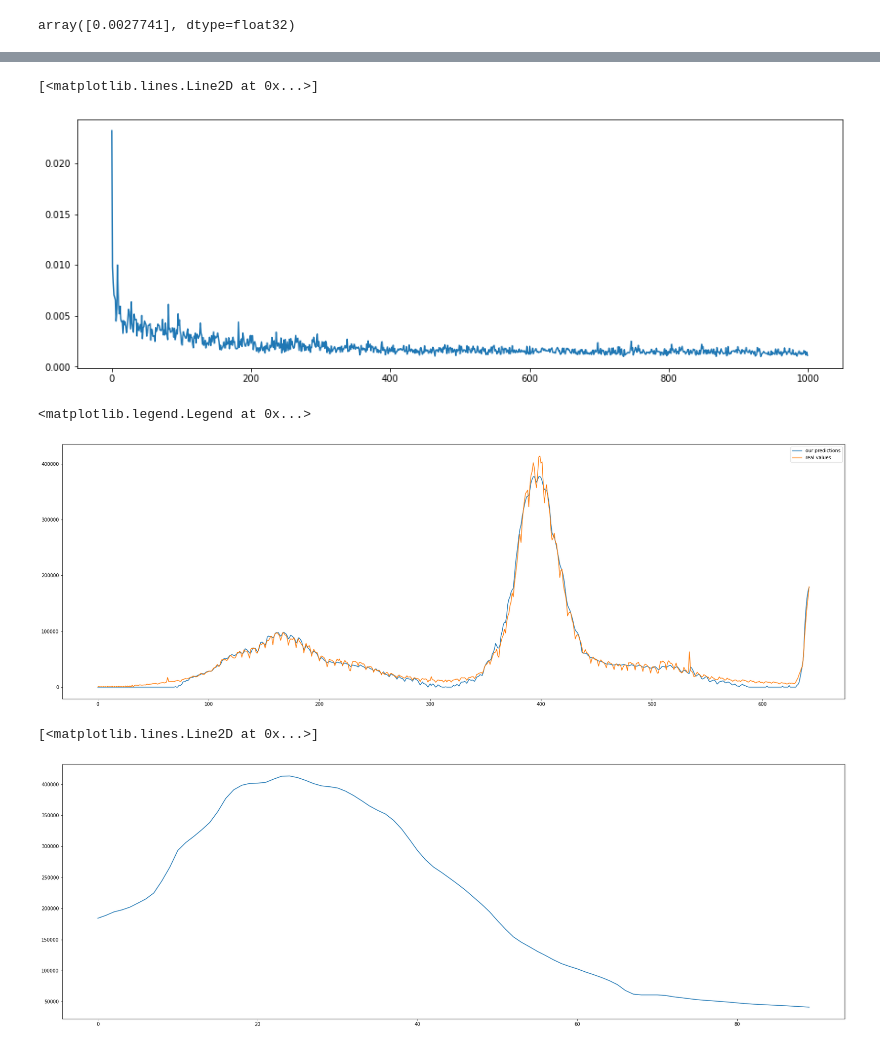
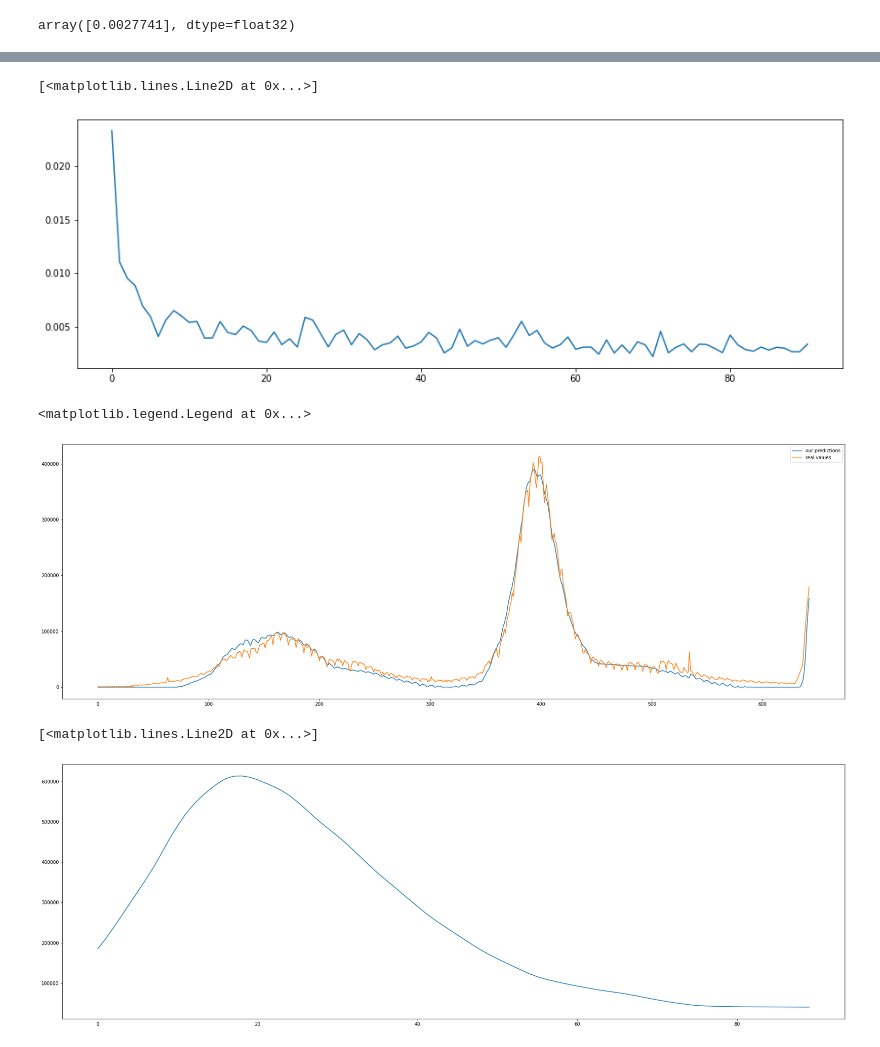
Before and after one commit to SamratDuttaOfficial/Covid_India_LSTM, a Jupyter notebook: CovidPredictionLSTM.ipynb, the cells around one changed output, grey strips where cells are left out. Saved outputs shown, nothing was run; the diff lists cells and outputs as text; code cells hidden in the pictures.

```diff
--- a/CovidPredictionLSTM.ipynb
+++ b/CovidPredictionLSTM.ipynb
@@ -199,4 +200,5 @@ Non-trainable params: 0
 _________________________________________________________________
 # %%
 E = 1000
-H = model.fit(train_data,train_labels,epochs=E)
+callback = EarlyStopping(monitor='loss', mode='min', patience=20)
+H = model.fit(train_data,train_labels,epochs=E, verbose=0, callbacks=[callback])
@@ -221,11 +205,11 @@ Epoch 1000/1000
 # %%
-epochs = range(0,E)
 loss = H.history['loss']
+epochs = range(0,len(loss))
 plt.figure(figsize=(15,5))
 plt.plot(epochs,loss)
 # %% [output]
 [<matplotlib.lines.Line2D at 0x...>]
-[figure, old version]
+[figure, new version]
 # %%
 preds = scaler.inverse_transform(model.predict(train_data))
 plt.figure(figsize=(30,10))
@@ -234,7 +218,7 @@ plt.plot(scaler.inverse_transform(train_labels),label='real values')
 plt.legend()
 # %% [output]
 <matplotlib.legend.Legend at 0x...>
-[figure, old version]
+[figure, new version]
 # %%
 # Predicting Future Events
 # %%
@@ -257,7 +241,7 @@ plt.figure(figsize=(30,10))
 plt.plot(range(0,days_to_predict),upcoming_days_prediction)
 # %% [output]
 [<matplotlib.lines.Line2D at 0x...>]
-[figure, old version]
+[figure, new version]
 # %%
 # Adding real values and predicted values together
 arr_without_pred = scaler.inverse_transform(train_labels)
```
Also changed, not shown: parts of 5 cells of this notebook.
